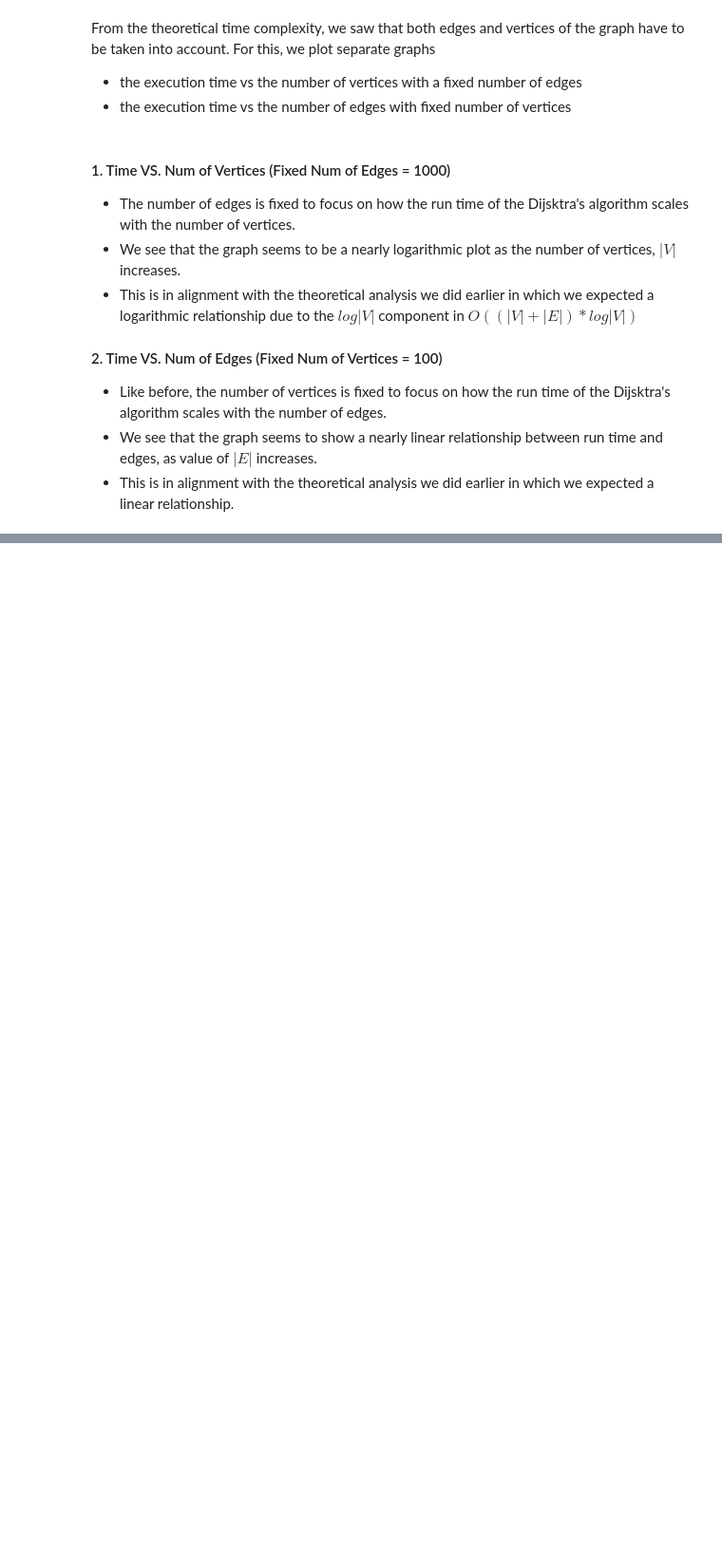
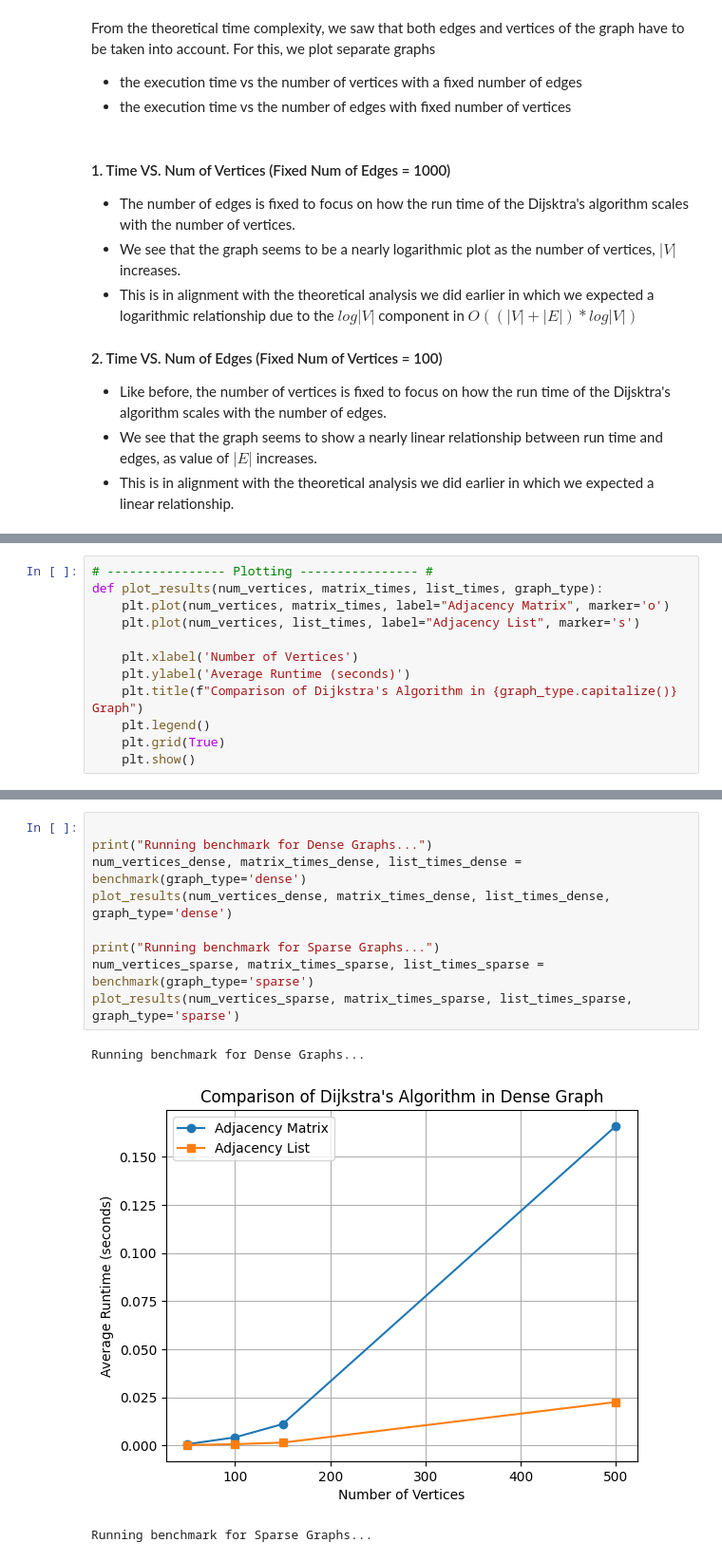
Before and after one commit to ZaydShabazAli/SC2001-Group7-Project2, a Jupyter notebook: code/main.ipynb, the cells around one changed output, grey strips where cells are left out. Shown at 95% size. Saved outputs shown, nothing was run; the diff lists cells and outputs as text; blank space fills up the shorter version.

```diff
--- a/code/main.ipynb
+++ b/code/main.ipynb
@@ -316,0 +327,12 @@ From the theoretical time complexity, we saw that both edges and vertices of the
+# %%
+# ---------------- Plotting ---------------- #
+def plot_results(num_vertices, matrix_times, list_times, graph_type):
+    plt.plot(num_vertices, matrix_times, label="Adjacency Matrix", marker='o')
+    plt.plot(num_vertices, list_times, label="Adjacency List", marker='s')
+
+    plt.xlabel('Number of Vertices')
+    plt.ylabel('Average Runtime (seconds)')
+    plt.title(f"Comparison of Dijkstra's Algorithm in {graph_type.capitalize()} Graph")
+    plt.legend()
+    plt.grid(True)
+    plt.show()
@@ -316,0 +378,13 @@ From the theoretical time complexity, we saw that both edges and vertices of the
+# %%
+
+print("Running benchmark for Dense Graphs...")
+num_vertices_dense, matrix_times_dense, list_times_dense = benchmark(graph_type='dense')
+plot_results(num_vertices_dense, matrix_times_dense, list_times_dense, graph_type='dense')
+
+print("Running benchmark for Sparse Graphs...")
+num_vertices_sparse, matrix_times_sparse, list_times_sparse = benchmark(graph_type='sparse')
+plot_results(num_vertices_sparse, matrix_times_sparse, list_times_sparse, graph_type='sparse')
+# %% [output]
+Running benchmark for Dense Graphs...
+[figure, added]
+Running benchmark for Sparse Graphs...
```
Also changed, not shown: parts of 9 cells of this notebook.
